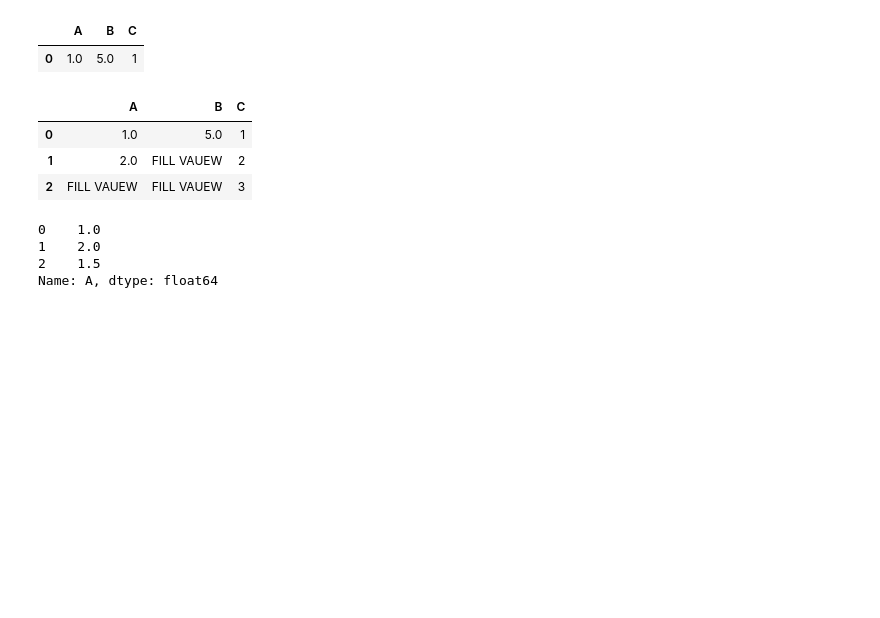
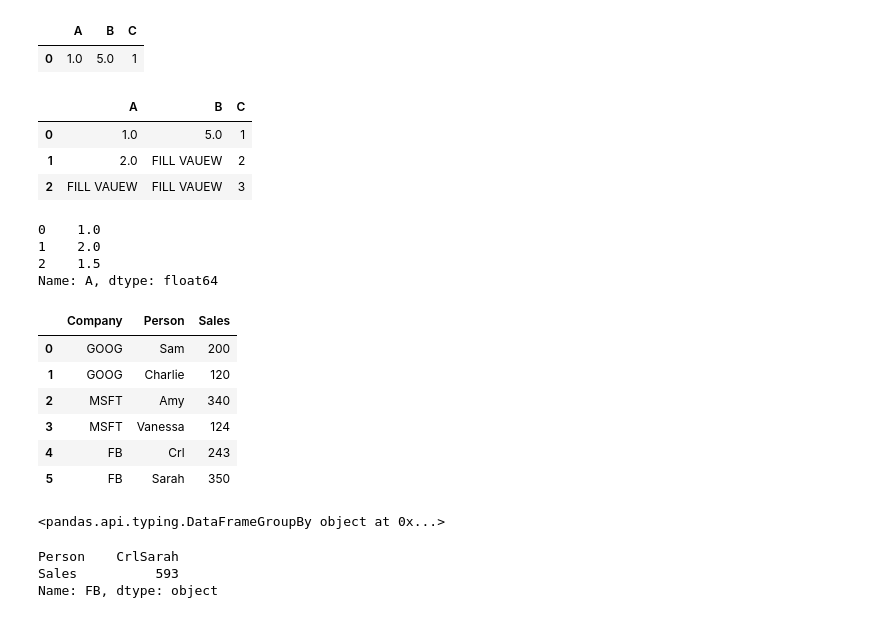
Before and after one commit to CyberWol-12/Machine_Learning_with_Python, a Jupyter notebook: machile_learning_basic to advance/Refactored_Py_DS_ML_Bootcamp-master/03-Python-for-Data-Analysis-Pandas/09-pandas-practising.ipynb, the cells around one changed output. Saved outputs shown, nothing was run; the diff lists cells and outputs as text; code cells hidden in the pictures; blank space fills up the shorter version.

```diff
--- a/machile_learning_basic to advance/Refactored_Py_DS_ML_Bootcamp-master/03-Python-for-Data-Analysis-Pandas/09-pandas-practising.ipynb
+++ b/machile_learning_basic to advance/Refactored_Py_DS_ML_Bootcamp-master/03-Python-for-Data-Analysis-Pandas/09-pandas-practising.ipynb
@@ -291,3 +291,15 @@ Name: A, dtype: float64
 data = {'Company':['GOOG','GOOG','MSFT','MSFT','FB','FB'],
         'Person':['Sam','Charlie','Amy','Vanessa','Crl','Sarah'],
         'Sales':[200,120,340,124,243,350]}
+# %%
+df = pd.DataFrame(data)
+# %%
+df
+# %% [output]
+|  | Company | Person | Sales |
+| 0 | GOOG | Sam | 200 |
+| 1 | GOOG | Charlie | 120 |
+| 2 | MSFT | Amy | 340 |
+| 3 | MSFT | Vanessa | 124 |
+| 4 | FB | Crl | 243 |
+| 5 | FB | Sarah | 350 |
@@ -293,0 +308,10 @@ data = {'Company':['GOOG','GOOG','MSFT','MSFT','FB','FB'],
+# %%
+byCom
+# %% [output]
+<pandas.api.typing.DataFrameGroupBy object at 0x...>
+# %%
+byCom.sum().loc['FB']
+# %% [output]
+Person    CrlSarah
+Sales          593
+Name: FB, dtype: object
```
Also changed, not shown: parts of 6 cells of this notebook.
